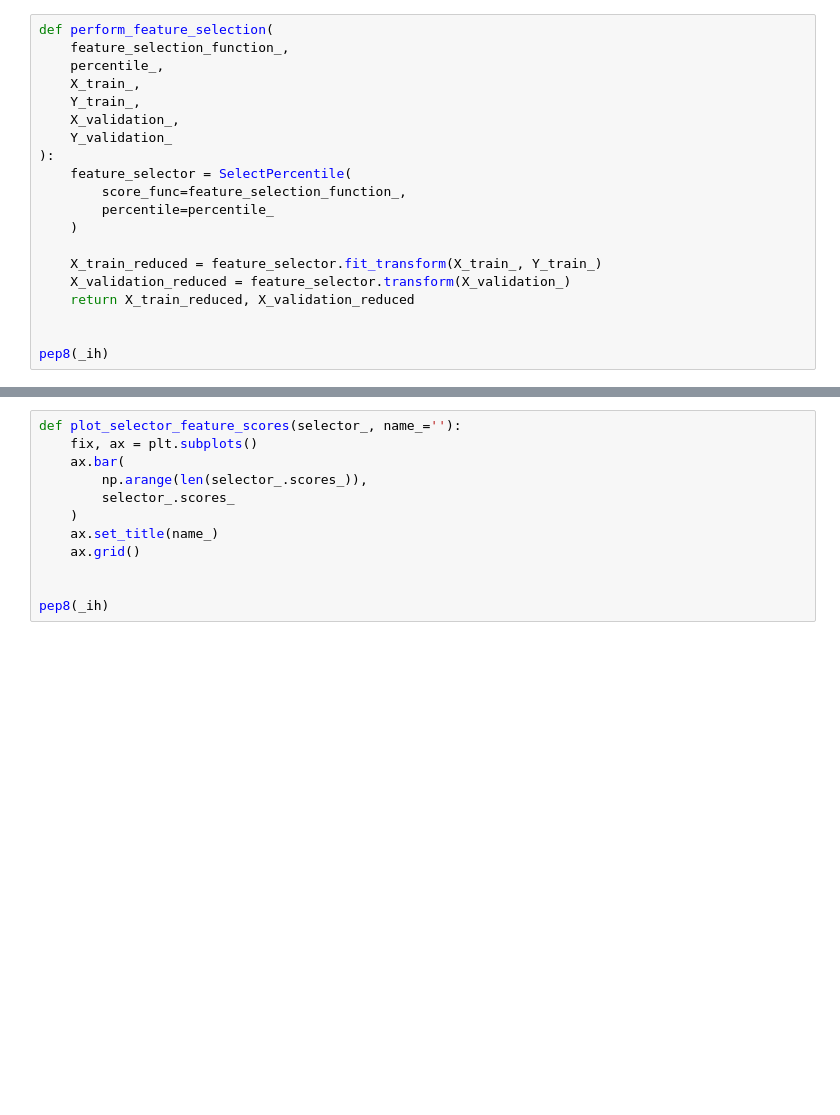
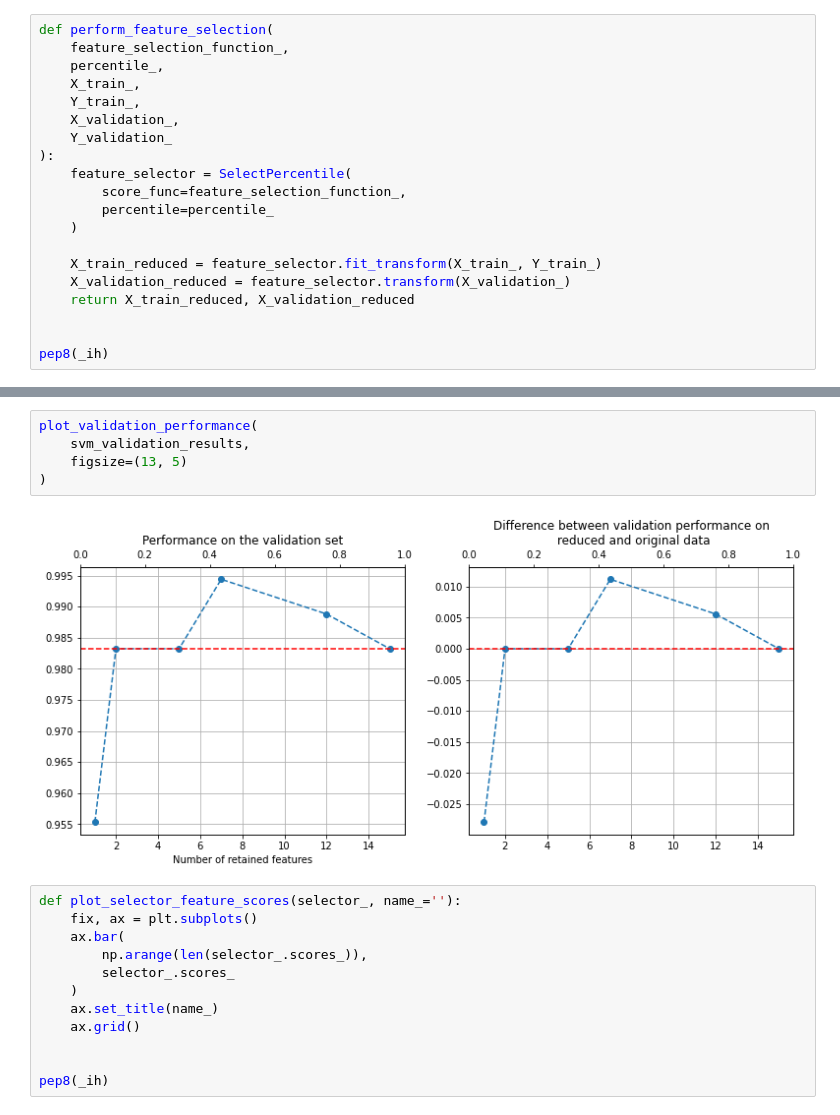
Before and after one commit to PashaIanko/Robust-Feature-Selection, a Jupyter notebook: main.ipynb, the cells around one changed output, grey strips where cells are left out. Saved outputs shown, nothing was run; the diff lists cells and outputs as text; blank space fills up the shorter version.

```diff
--- a/main.ipynb
+++ b/main.ipynb
@@ -892,3 +870,10 @@ Assessing Random forest
+# %%
+plot_validation_performance(
+    svm_validation_results,
+    figsize=(13, 5)
+)
+# %% [output]
+[figure, added]
 # %%
 def plot_selector_feature_scores(selector_, name_=''):
     fix, ax = plt.subplots()
```
Also changed, not shown: parts of 11 cells of this notebook.
